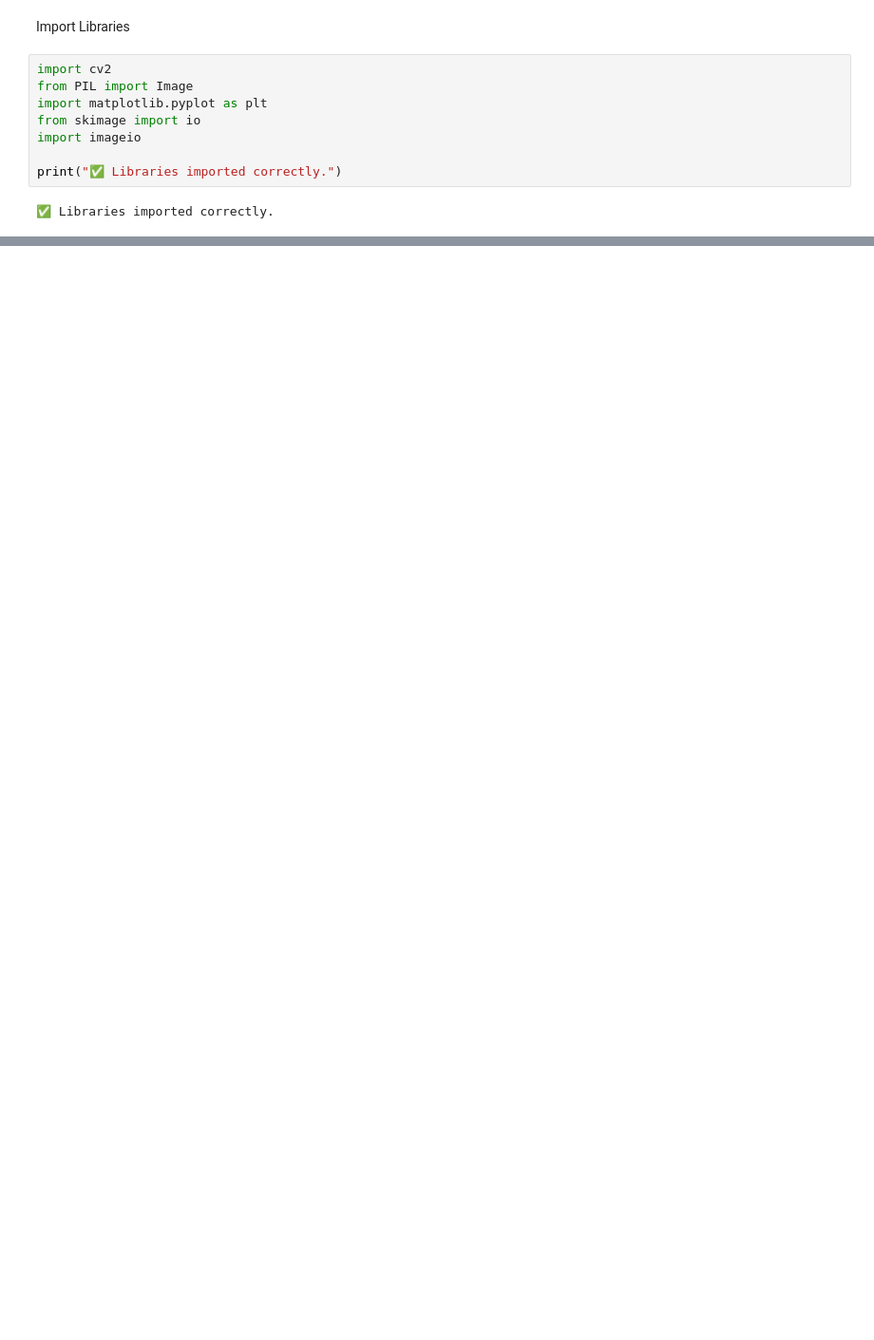
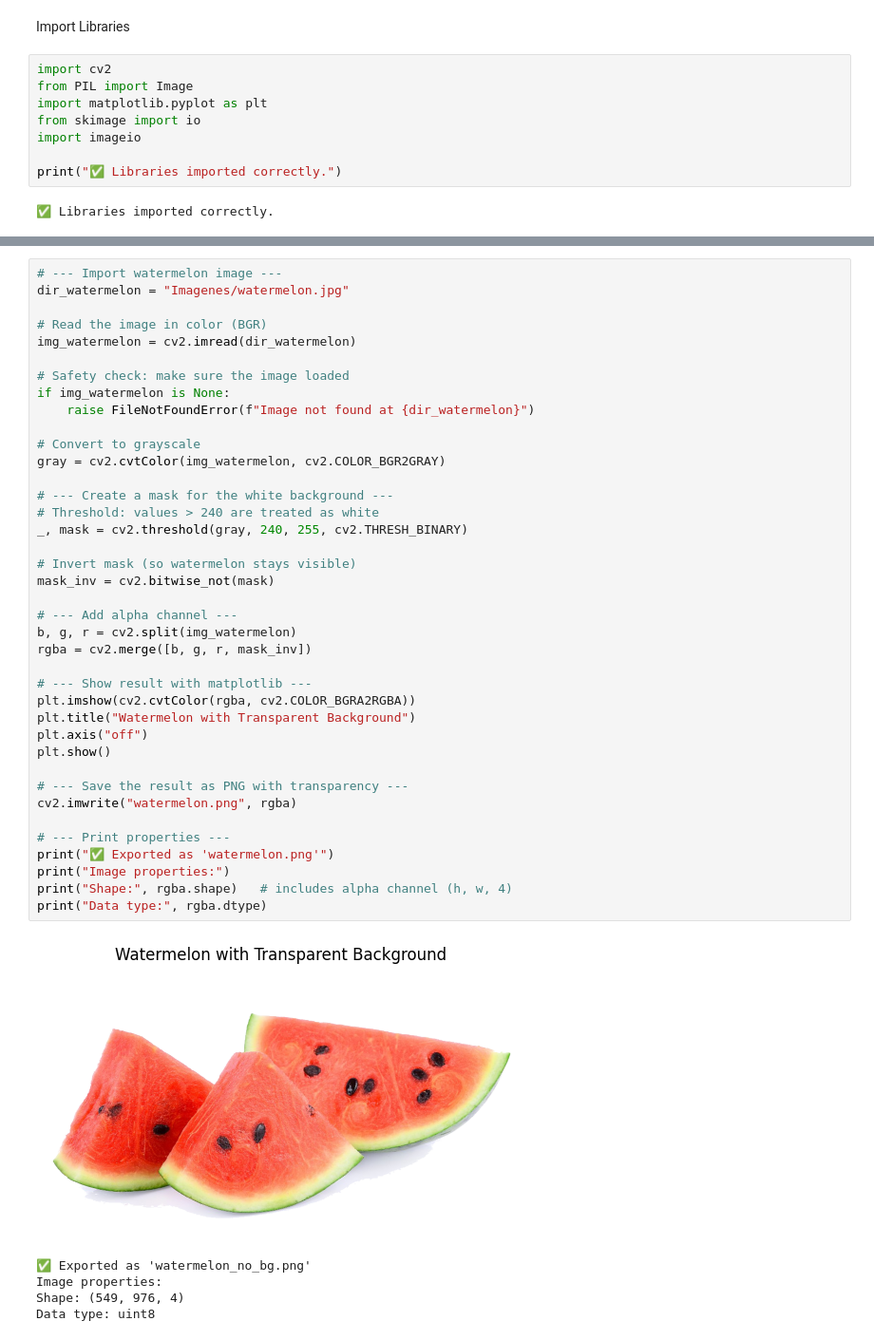
Before and after one commit to Carpuro/MCD_METODOS_MATEMATICOS_PARA_EL_ANALISIS_DE_DATOS, a Jupyter notebook: Unidad 1/cv2.ipynb, the cells around one changed output, grey strips where cells are left out. Shown: that part at 95% size. Cells and saved outputs as stored; diff of their text form; blank space fills up the shorter version.

```diff
--- a/Unidad 1/cv2.ipynb
+++ b/Unidad 1/cv2.ipynb
@@ -70,3 +38,48 @@ Data type: uint8
  [255 255 255 ... 255 255 255]
  [255 255 255 ... 255 255 255]
  [255 255 255 ... 255 255 255]]
+# %%
+# --- Import watermelon image ---
+dir_watermelon = "Imagenes/watermelon.jpg"
+
+# Read the image in color (BGR)
+img_watermelon = cv2.imread(dir_watermelon)
+
+# Safety check: make sure the image loaded
+if img_watermelon is None:
+    raise FileNotFoundError(f"Image not found at {dir_watermelon}")
+
+# Convert to grayscale
+gray = cv2.cvtColor(img_watermelon, cv2.COLOR_BGR2GRAY)
+
+# --- Create a mask for the white background ---
+# Threshold: values > 240 are treated as white
+_, mask = cv2.threshold(gray, 240, 255, cv2.THRESH_BINARY)
+
+# Invert mask (so watermelon stays visible)
+mask_inv = cv2.bitwise_not(mask)
+
+# --- Add alpha channel ---
+b, g, r = cv2.split(img_watermelon)
+rgba = cv2.merge([b, g, r, mask_inv])
+
+# --- Show result with matplotlib ---
+plt.imshow(cv2.cvtColor(rgba, cv2.COLOR_BGRA2RGBA))
+plt.title("Watermelon with Transparent Background")
+plt.axis("off")
+plt.show()
+
+# --- Save the result as PNG with transparency ---
+cv2.imwrite("watermelon.png", rgba)
+
+# --- Print properties ---
+print("✅ Exported as 'watermelon.png'")
+print("Image properties:")
+print("Shape:", rgba.shape)   # includes alpha channel (h, w, 4)
+print("Data type:", rgba.dtype)
+# %% [output]
+[figure, added]
+✅ Exported as 'watermelon_no_bg.png'
+Image properties:
+Shape: (549, 976, 4)
+Data type: uint8
```
Also changed, not shown: parts of 3 cells of this notebook, 5 other files.
